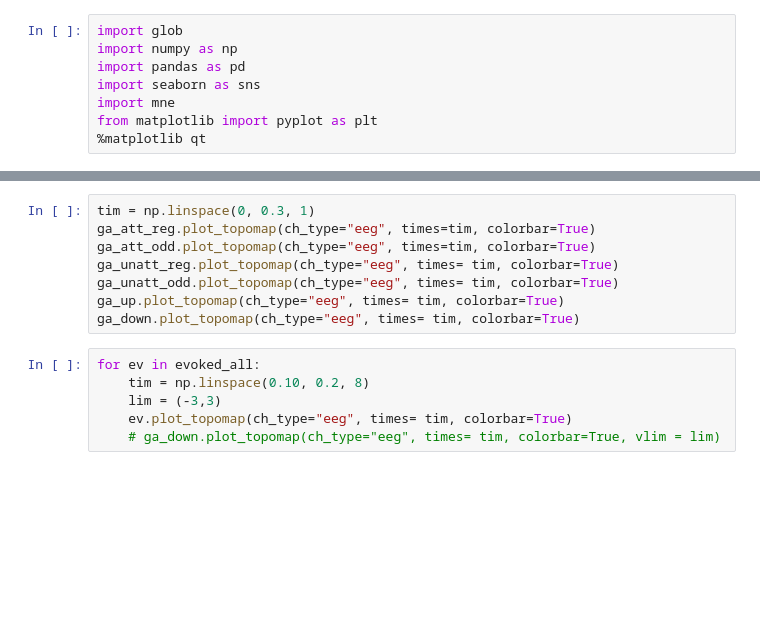
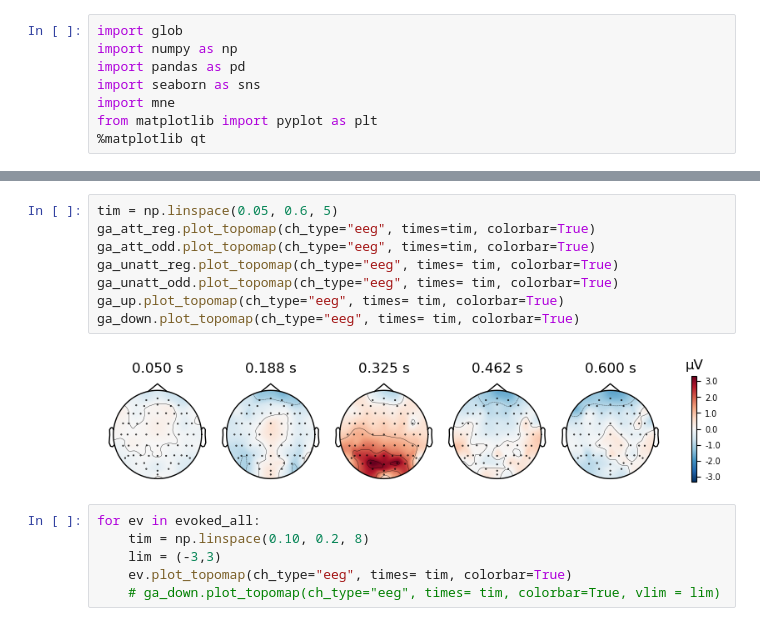
Before and after one commit to maxvanmigem/prediction-attention-v1-processing, a Jupyter notebook: plotting/overlap_corrected_topographies.ipynb, the cells around one changed output, grey strips where cells are left out. Saved outputs shown, nothing was run; the diff lists cells and outputs as text; blank space fills up the shorter version.

```diff
--- a/plotting/overlap_corrected_topographies.ipynb
+++ b/plotting/overlap_corrected_topographies.ipynb
@@ -135,11 +168,13 @@ ga_all = mne.grand_average(evoked_all)
 # %%
-tim = np.linspace(0, 0.3, 1)
+tim = np.linspace(0.05, 0.6, 5)
 ga_att_reg.plot_topomap(ch_type="eeg", times=tim, colorbar=True)
 ga_att_odd.plot_topomap(ch_type="eeg", times=tim, colorbar=True)
 ga_unatt_reg.plot_topomap(ch_type="eeg", times= tim, colorbar=True)
 ga_unatt_odd.plot_topomap(ch_type="eeg", times= tim, colorbar=True)
 ga_up.plot_topomap(ch_type="eeg", times= tim, colorbar=True)
 ga_down.plot_topomap(ch_type="eeg", times= tim, colorbar=True)
+# %% [output]
+[figure, added]
 # %%
 for ev in evoked_all:
     tim = np.linspace(0.10, 0.2, 8)
```
Also changed, not shown: parts of 16 cells of this notebook, 10 other files.
